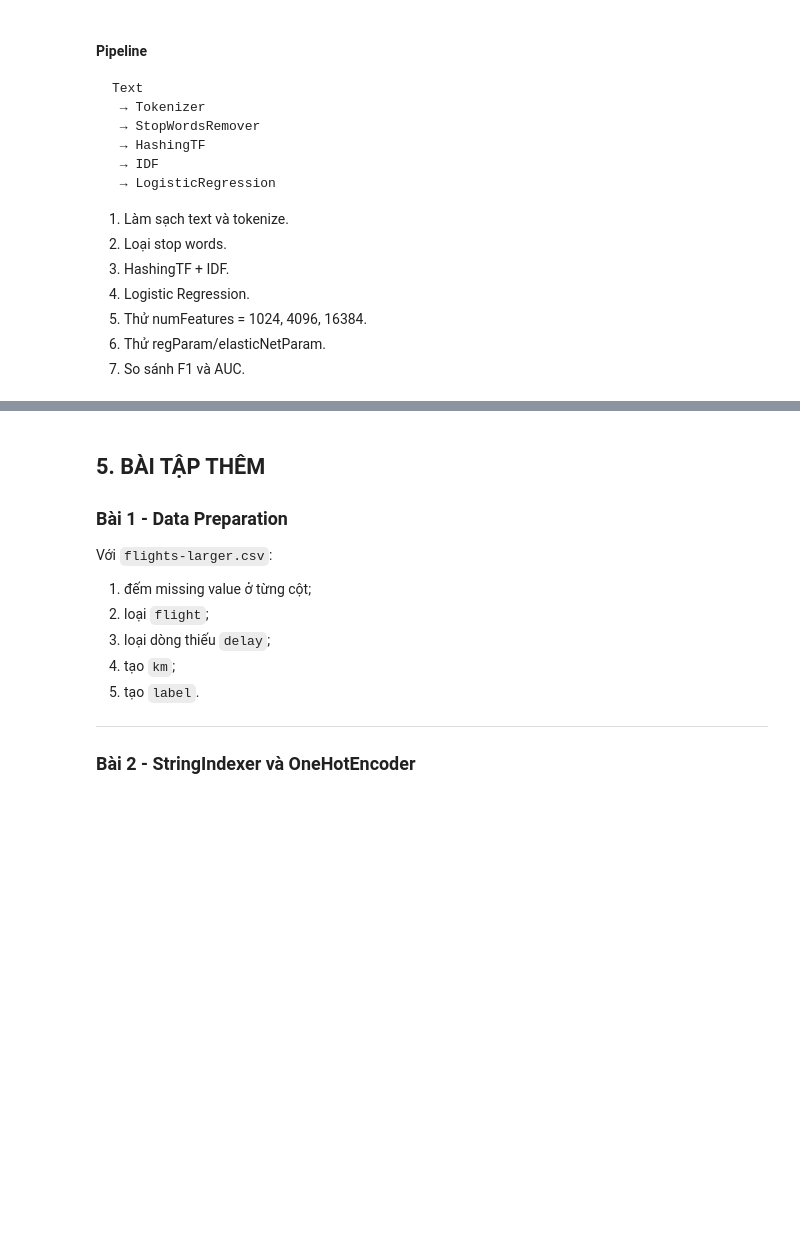
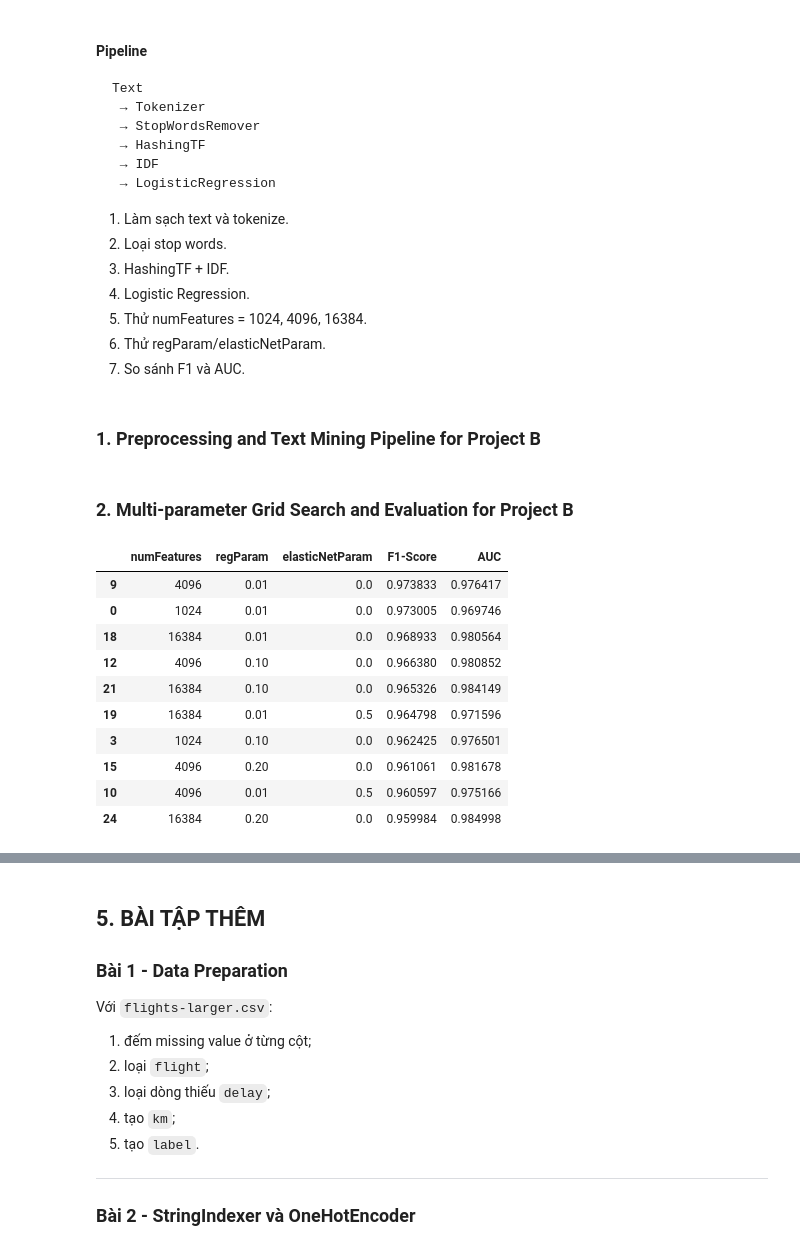
Before and after one commit to EconShark/23_big_data_analysis_class, a Jupyter notebook: Baitap03/Machine_Learning_with_PySpark.ipynb, the cells around one changed output, grey strips where cells are left out. Drawn from its saved outputs; the diff is of its cells as text; code cells hidden in the pictures; blank space fills up the shorter version.

```diff
--- a/Baitap03/Machine_Learning_with_PySpark.ipynb
+++ b/Baitap03/Machine_Learning_with_PySpark.ipynb
@@ -1252,3 +1409,5 @@ Text
 5. Thử numFeatures = 1024, 4096, 16384.
 6. Thử regParam/elasticNetParam.
 7. So sánh F1 và AUC.
+# %% [markdown]
+### 1. Preprocessing and Text Mining Pipeline for Project B
@@ -1254,0 +1439,68 @@ Text
+# %% [markdown]
+### 2. Multi-parameter Grid Search and Evaluation for Project B
+# %%
+from pyspark.ml.evaluation import BinaryClassificationEvaluator, MulticlassClassificationEvaluator
+import pandas as pd
+
+# We will manually iterate over combinations of numFeatures, regParam, and elasticNetParam
+# to find the best performing configuration on our test set.
+
+num_features_list = [1024, 4096, 16384]
+reg_params = [0.01, 0.1, 0.2]
+elastic_net_params = [0.0, 0.5, 1.0]
+
+results_proj_b = []
+
+# Fits base pipeline stages first to speed up the loop
+fitted_nlp_prep = nlp_prep_pipeline.fit(train_proj_b)
+train_prepped = fitted_nlp_prep.transform(train_proj_b)
+test_prepped = fitted_nlp_prep.transform(test_proj_b)
+
+for num_f in num_features_list:
+    hasher = HashingTF(inputCol="words", outputCol="hash", numFeatures=num_f)
+    idf = IDF(inputCol="hash", outputCol="features")
+
+    # Fit TF-IDF transformation
+    train_tfidf = idf.fit(hasher.transform(train_prepped)).transform(hasher.transform(train_prepped))
+    test_tfidf = idf.fit(hasher.transform(train_prepped)).transform(hasher.transform(test_prepped))
+
+    for reg in reg_params:
+        for l1_ratio in elastic_net_params:
+            lr = LogisticRegression(
+                featuresCol="features",
+                labelCol="label",
+                regParam=reg,
+                elasticNetParam=l1_ratio
+            )
+
+            # Fit model
+            lr_model = lr.fit(train_tfidf)
+            predictions = lr_model.transform(test_tfidf)
+
+            # Evaluate metrics
+            auc = BinaryClassificationEvaluator(labelCol="label").evaluate(predictions)
+            f1 = MulticlassClassificationEvaluator(labelCol="label", metricName="f1").evaluate(predictions)
+
+            results_proj_b.append({
+                "numFeatures": num_f,
+                "regParam": reg,
+                "elasticNetParam": l1_ratio,
+                "F1-Score": f1,
+                "AUC": auc
+            })
+
+# Organize and display results ranked by F1-Score
+pdf_results = pd.DataFrame(results_proj_b).sort_values(by="F1-Score", ascending=False)
+pdf_results.head(10)
+# %% [output]
+|  | numFeatures | regParam | elasticNetParam | F1-Score | AUC |
+| 9 | 4096 | 0.01 | 0.0 | 0.973833 | 0.976417 |
+| 0 | 1024 | 0.01 | 0.0 | 0.973005 | 0.969746 |
+| 18 | 16384 | 0.01 | 0.0 | 0.968933 | 0.980564 |
+| 12 | 4096 | 0.10 | 0.0 | 0.966380 | 0.980852 |
+| 21 | 16384 | 0.10 | 0.0 | 0.965326 | 0.984149 |
+| 19 | 16384 | 0.01 | 0.5 | 0.964798 | 0.971596 |
+| 3 | 1024 | 0.10 | 0.0 | 0.962425 | 0.976501 |
+| 15 | 4096 | 0.20 | 0.0 | 0.961061 | 0.981678 |
+| 10 | 4096 | 0.01 | 0.5 | 0.960597 | 0.975166 |
+| 24 | 16384 | 0.20 | 0.0 | 0.959984 | 0.984998 |
```
Also changed, not shown: parts of 27 cells of this notebook.
